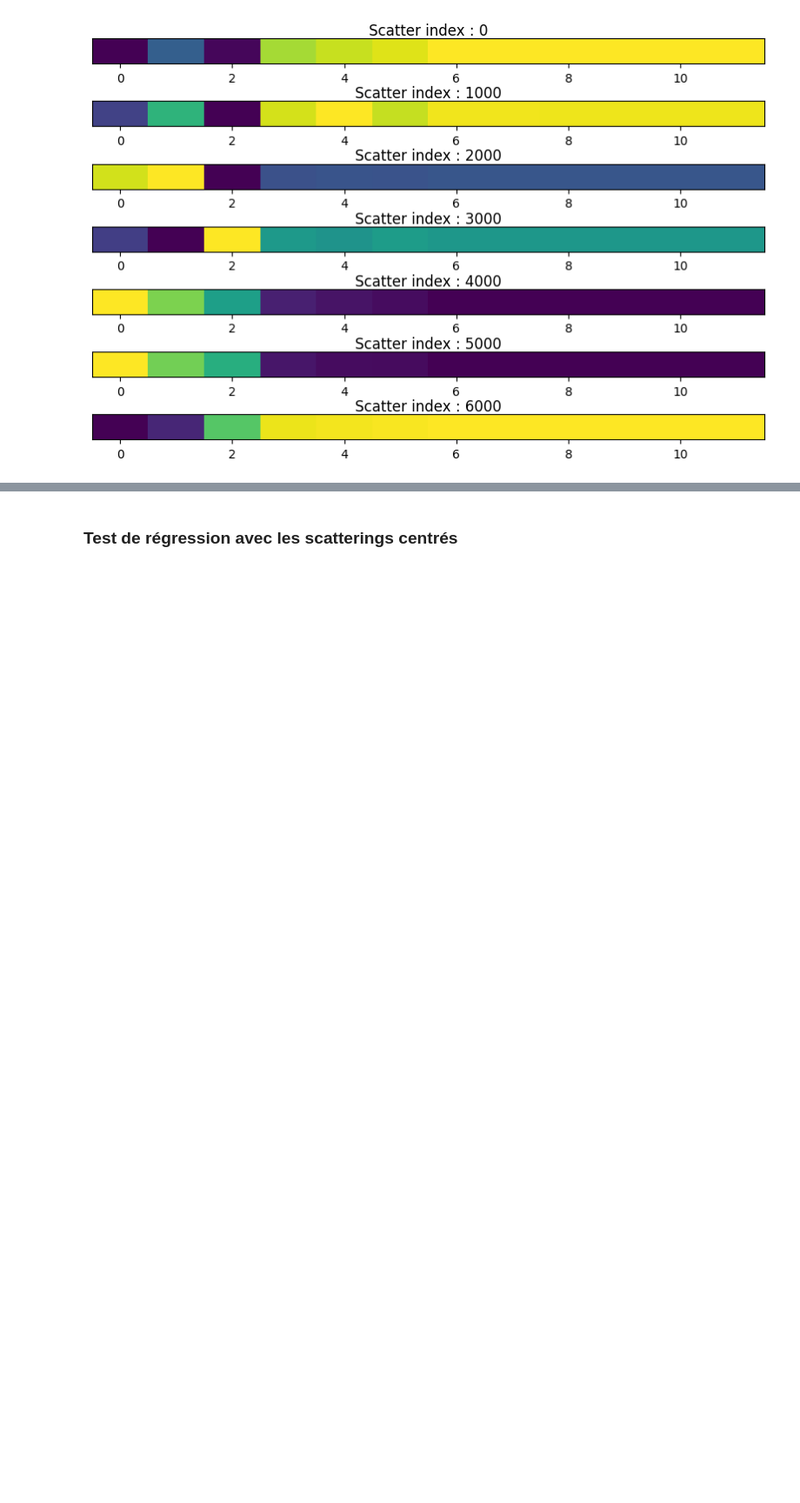
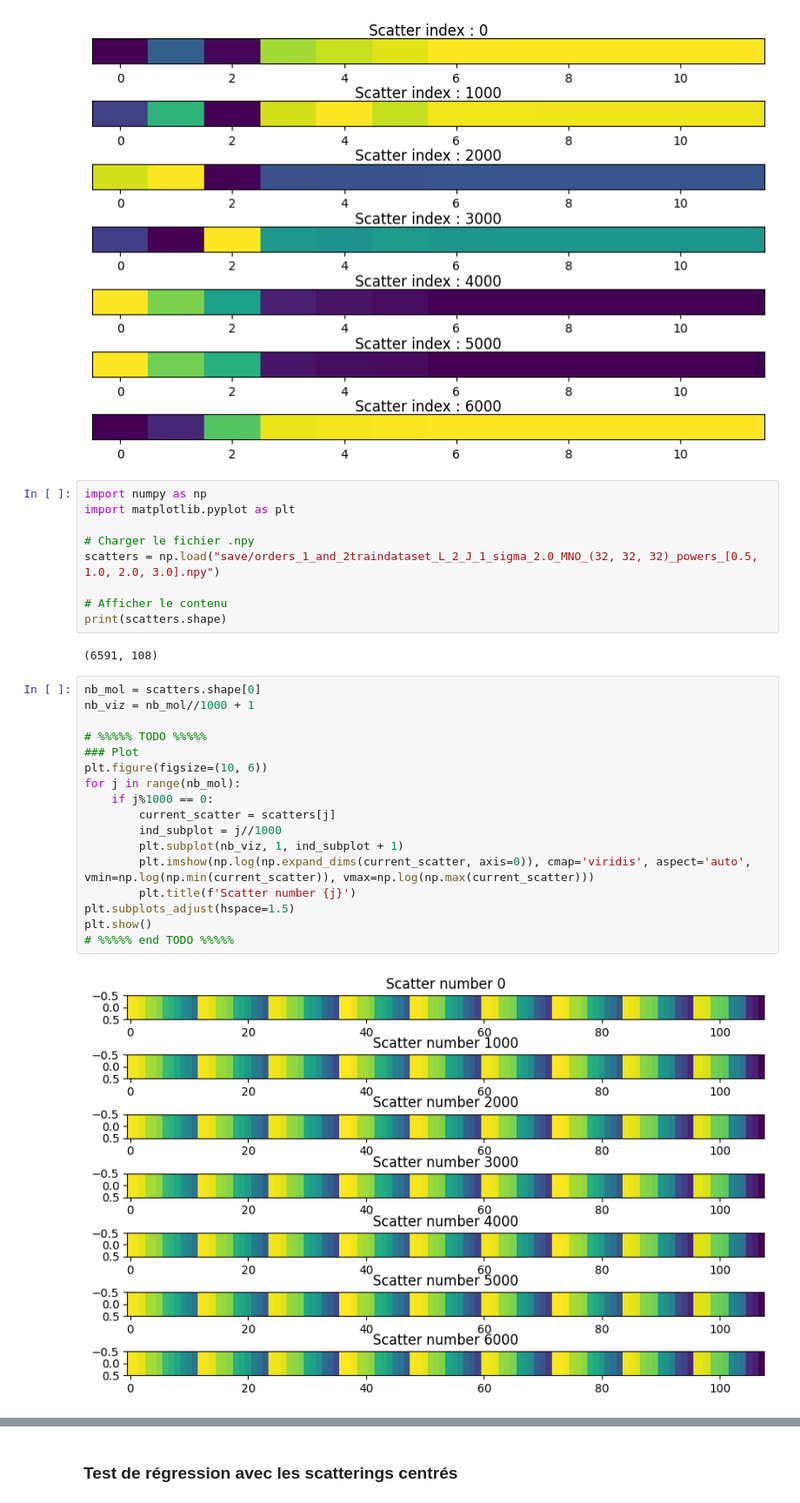
Before and after one commit to MaxMosh/MolNRJPred, a Jupyter notebook: dev/Scattering_load_for_viz.ipynb, the cells around one changed output, grey strips where cells are left out. Shown: that part at 87% size. Cells and saved outputs as stored; diff of their text form; blank space fills up the shorter version.

```diff
--- a/dev/Scattering_load_for_viz.ipynb
+++ b/dev/Scattering_load_for_viz.ipynb
@@ -52,3 +52,33 @@ plt.show()
 # %%%%% end TODO %%%%%
 # %% [output]
 [figure]
+# %%
+import numpy as np
+import matplotlib.pyplot as plt
+
+# Charger le fichier .npy
+scatters = np.load("save/orders_1_and_2traindataset_L_2_J_1_sigma_2.0_MNO_(32, 32, 32)_powers_[0.5, 1.0, 2.0, 3.0].npy")
+
+# Afficher le contenu
+print(scatters.shape)
+# %% [output]
+(6591, 108)
+# %%
+nb_mol = scatters.shape[0]
+nb_viz = nb_mol//1000 + 1
+
+# %%%%% TODO %%%%%
+### Plot
+plt.figure(figsize=(10, 6))
+for j in range(nb_mol):
+    if j%1000 == 0:
+        current_scatter = scatters[j]
+        ind_subplot = j//1000
+        plt.subplot(nb_viz, 1, ind_subplot + 1)
+        plt.imshow(np.log(np.expand_dims(current_scatter, axis=0)), cmap='viridis', aspect='auto', vmin=np.log(np.min(current_scatter)), vmax=np.log(np.max(current_scatter)))
+        plt.title(f'Scatter number {j}')
+plt.subplots_adjust(hspace=1.5)
+plt.show()
+# %%%%% end TODO %%%%%
+# %% [output]
+[figure, added]
```
Also changed, not shown: parts of 2 cells of this notebook, 22 other files.
